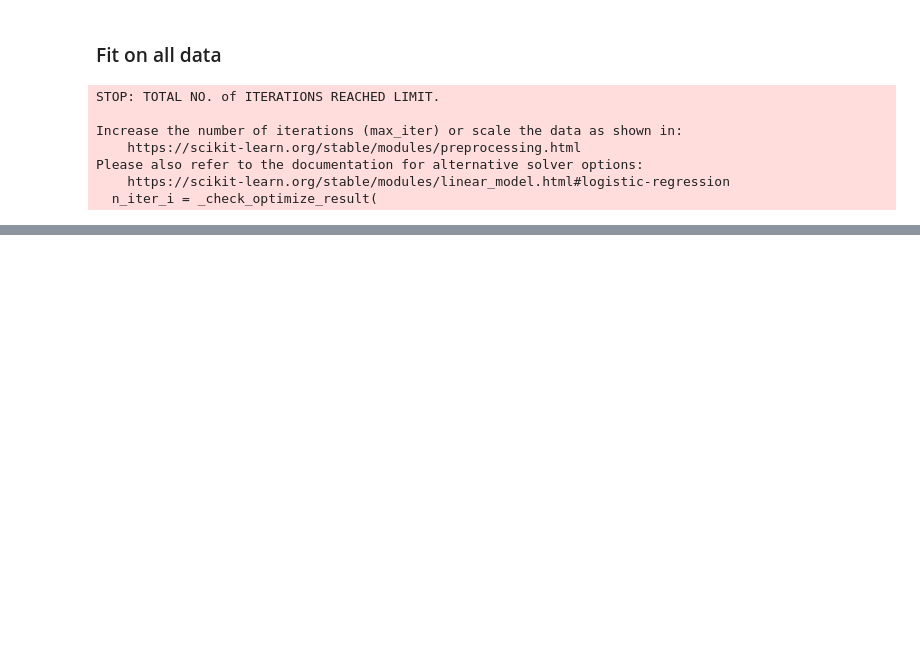
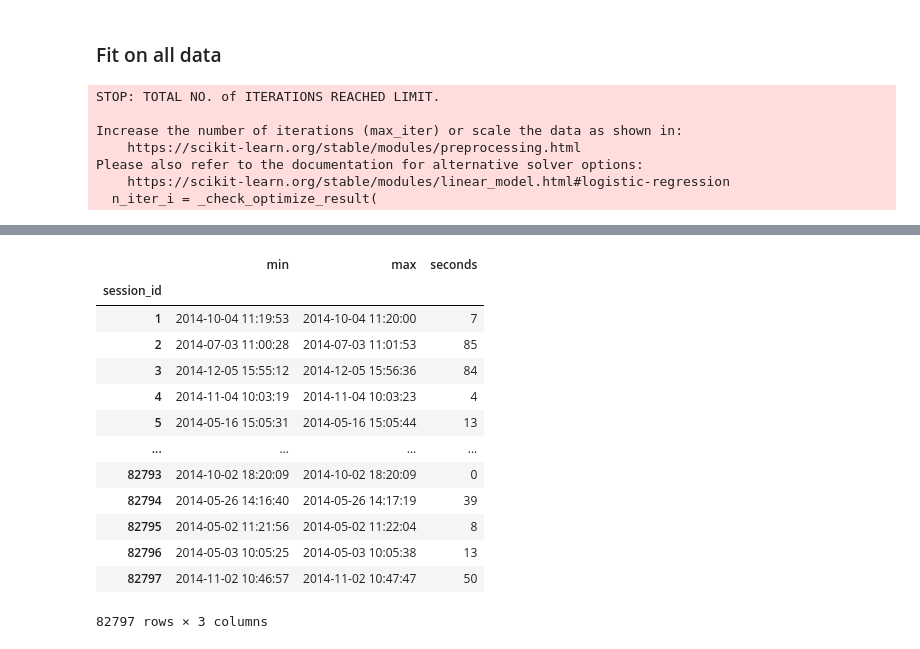
Before and after one commit to kremenevskiy/kaggle-competitions, a Jupyter notebook: catch-me-if-you-can-Alice/catch_me_if_you_can_Alice.ipynb, the cells around one changed output, grey strips where cells are left out. Drawn from its saved outputs; the diff is of its cells as text; code cells hidden in the pictures; blank space fills up the shorter version.

```diff
--- a/catch-me-if-you-can-Alice/catch_me_if_you_can_Alice.ipynb
+++ b/catch-me-if-you-can-Alice/catch_me_if_you_can_Alice.ipynb
@@ -607,0 +702,18 @@ Please also refer to the documentation for alternative solver options:
+# %%
+train_time = make_time_feat(train_df, train=True)
+test_time = make_time_feat(test_df, train=False)
+# %% [output]
+|  | min | max | seconds |
+| session_id |  |  |  |
+| 1 | 2014-10-04 11:19:53 | 2014-10-04 11:20:00 | 7 |
+| 2 | 2014-07-03 11:00:28 | 2014-07-03 11:01:53 | 85 |
+| 3 | 2014-12-05 15:55:12 | 2014-12-05 15:56:36 | 84 |
+| 4 | 2014-11-04 10:03:19 | 2014-11-04 10:03:23 | 4 |
+| 5 | 2014-05-16 15:05:31 | 2014-05-16 15:05:44 | 13 |
+| ... | ... | ... | ... |
+| 82793 | 2014-10-02 18:20:09 | 2014-10-02 18:20:09 | 0 |
+| 82794 | 2014-05-26 14:16:40 | 2014-05-26 14:17:19 | 39 |
+| 82795 | 2014-05-02 11:21:56 | 2014-05-02 11:22:04 | 8 |
+| 82796 | 2014-05-03 10:05:25 | 2014-05-03 10:05:38 | 13 |
+| 82797 | 2014-11-02 10:46:57 | 2014-11-02 10:47:47 | 50 |
+82797 rows × 3 columns
```
Also changed, not shown: parts of 106 cells of this notebook.
